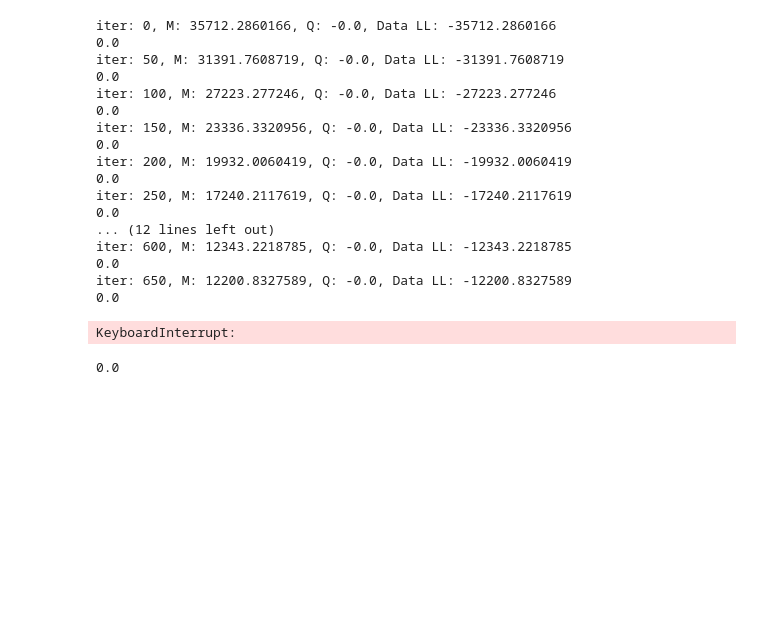
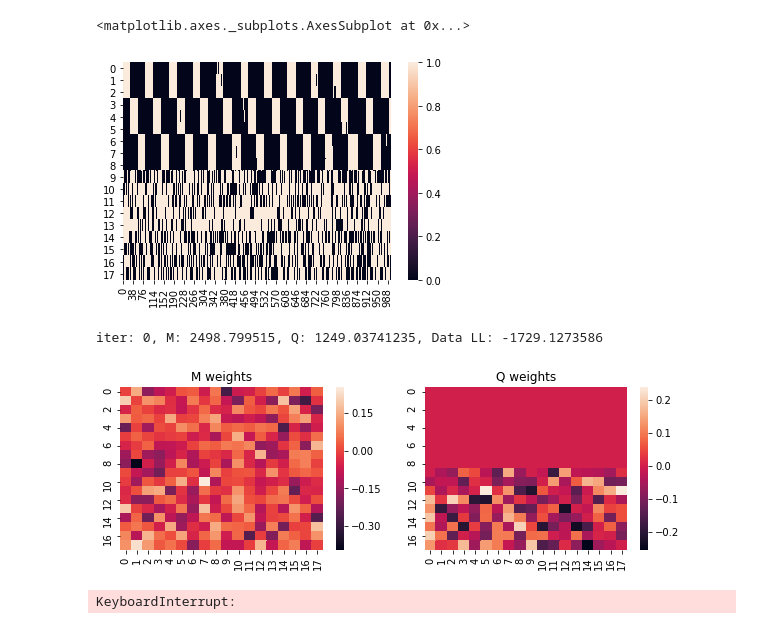
Before and after one commit to andrewcharlesjones/variational_spiking_networks, a Jupyter notebook: vi_spiking_visible_and_hidden.ipynb, the cells around one changed output. Cells and saved outputs as stored; diff of their text form; code cells hidden in the pictures; blank space fills up the shorter version.

```diff
--- a/vi_spiking_visible_and_hidden.ipynb
+++ b/vi_spiking_visible_and_hidden.ipynb
@@ -276,7 +434,16 @@ variance_reduction_window = 10 # window of past free energies to average and sub
+# %%
+spikes, phi, eta, rho, u, spike_probs = get_staircase(num_timebins)
+sns.heatmap(spikes)
+# %% [output]
+<matplotlib.axes._subplots.AxesSubplot at 0x...>
+[figure, added]
 # %%
 ## TRAINING
+num_timebins = 200
 
-for iter_num in range(num_iters):
+for iter_num in range(10000):
+
+    spikes, phi, eta, rho, u, spike_probs = get_staircase(num_timebins)
 
     ## GET READY TO SIMULATE Q NETWORK
     phi_Q = phi.copy() #np.zeros(shape = (num_neurons, num_timebins))
@@ -294,19 +461,21 @@ for iter_num in range(num_iters):
     ## SIMULATE Q FOR 1,...T TO GET HIDDEN NEURONS' SPIKES
     for tt in range(1, num_timebins):
 
-        dphi = dt * (1 / tau) * (spikes_Q[:, tt - 1] - phi_Q[:, tt - 1])
-        deta = dt * (1 / tau_adapt) * (spikes_Q[:, tt - 1] - eta_Q[:, tt - 1])
+        dphi = dt * (1 / tau) * (spikes_Q[num_visible:, tt - 1] - phi_Q[num_visible:, tt - 1])
+        deta = dt * (1 / tau_adapt) * (spikes_Q[num_visible:, tt - 1] - eta_Q[num_visible:, tt - 1])
 
-        phi_Q[:, tt] = phi_Q[:, tt - 1] + dphi
-        eta_Q[:, tt] = eta_Q[:, tt - 1] + deta
+        phi_Q[num_visible:, tt] = phi_Q[num_visible:, tt - 1] + dphi
+        eta_Q[num_visible:, tt] = eta_Q[num_visible:, tt - 1] + deta
 
-        total_potential = np.matmul(learned_weights_Q, phi_Q[:, tt]) - eta_0 * eta_Q[:, tt]
-        u_Q[:, tt] = total_potential
+        total_potential = np.matmul(learned_weights_Q[num_visible:, :], phi_Q[:, tt]) - eta_0 * eta_Q[num_visible:, tt]
+        u_Q[num_visible:, tt] = total_potential
 
-        rho_Q[:, tt] = rho_0 * np.exp((u_Q[:, tt] - v) / delta_u)
+        rho_Q[num_visible:, tt] = rho_0 * np.exp((u_Q[num_visible:, tt] - v) / delta_u)
 
-        spike_probs_Q[:, tt] = 1-np.exp(-dt*rho_Q[:, tt])
-        spikes_Q[:, tt] = np.random.binomial(n = 1, p = spike_probs_Q[:, tt])
+        spike_probs_Q[num_visible:, tt] = 1-np.exp(-dt*rho_Q[num_visible:, tt])
+
+        spike_probs_Q[num_visible:, tt] = 1 / (1 + np.exp(-u_Q[num_visible:, tt]))
+        spikes_Q[num_visible:, tt] = np.random.binomial(n = 1, p = spike_probs_Q[num_visible:, tt])
 
     # Spikes of visibles are always determined by the data
     spikes_Q[:num_visible, :] = spikes[:num_visible, :].copy()
@@ -329,9 +498,11 @@ for iter_num in range(num_iters):
     # M gradient
     M_weights_gradients = grad_LL_M(learned_weights_M)
 #     M_weights_gradients = LL_M_gradient_by_hand(learned_weights_M)
+#     M_weights_gradients = grad_LL_M2(learned_weights_M)
 
     # update M weights
     learned_weights_M -= mu_M * M_weights_gradients
+    np.fill_diagonal(learned_weights_M[:num_visible, :num_visible], 0)
 
     # Q likelihood
     curr_LL_Q = LL_Q(learned_weights_Q)
@@ -340,6 +511,7 @@ for iter_num in range(num_iters):
     # Q gradient
     Q_weights_gradients = grad_LL_Q(learned_weights_Q)
 #     Q_weights_gradients = LL_Q_gradient_by_hand(learned_weights_Q)
+#     Q_weights_gradients = grad_LL_Q2(learned_weights_Q)
 
     # Calculate point estimate of free energy
     free_energy = curr_LL_Q - curr_LL_M
@@ -360,32 +532,23 @@ for iter_num in range(num_iters):
     learned_weights_Q[:num_visible, :] = 0
 
     # reset self-connections to 0
-    np.fill_diagonal(learned_weights_Q, 0)
+#     np.fill_diagonal(learned_weights_Q, 0)
 
     # print progress
-    if iter_num % 50 == 0:
+    if iter_num % 100 == 0:
         print 'iter: {}, M: {}, Q: {}, Data LL: {}'.format(iter_num, curr_LL_M, curr_LL_Q, curr_data_LL)
-        print np.sum((learned_weights_Q - weights_Q)**2)
+
+        ## HEATMAP LEARNED WEIGHTS
+        f = plt.figure(figsize=(10, 3))
+        f.add_subplot(121)
+        plt.title("M weights")
+        sns.heatmap(learned_weights_M)
+        f.add_subplot(122)
+        sns.heatmap(learned_weights_Q)
+        plt.title("Q weights")
+        plt.show()
+#         print np.sum((learned_weights_Q - weights_Q)**2)
 # %% [output]
-iter: 0, M: 35712.2860166, Q: -0.0, Data LL: -35712.2860166
-0.0
-iter: 50, M: 31391.7608719, Q: -0.0, Data LL: -31391.7608719
-0.0
-iter: 100, M: 27223.277246, Q: -0.0, Data LL: -27223.277246
-0.0
-iter: 150, M: 23336.3320956, Q: -0.0, Data LL: -23336.3320956
-0.0
-iter: 200, M: 19932.0060419, Q: -0.0, Data LL: -19932.0060419
-0.0
-iter: 250, M: 17240.2117619, Q: -0.0, Data LL: -17240.2117619
-0.0
-... (12 lines left out)
-iter: 600, M: 12343.2218785, Q: -0.0, Data LL: -12343.2218785
-0.0
-iter: 650, M: 12200.8327589, Q: -0.0, Data LL: -12200.8327589
-0.0
+iter: 0, M: 2498.799515, Q: 1249.03741235, Data LL: -1729.1273586
+[figure, added]
 KeyboardInterrupt:
-# %%
-print np.sum((learned_weights_Q - weights_Q)**2)
-# %% [output]
-0.0
```
Also changed, not shown: parts of 22 cells of this notebook, 13 other files.
